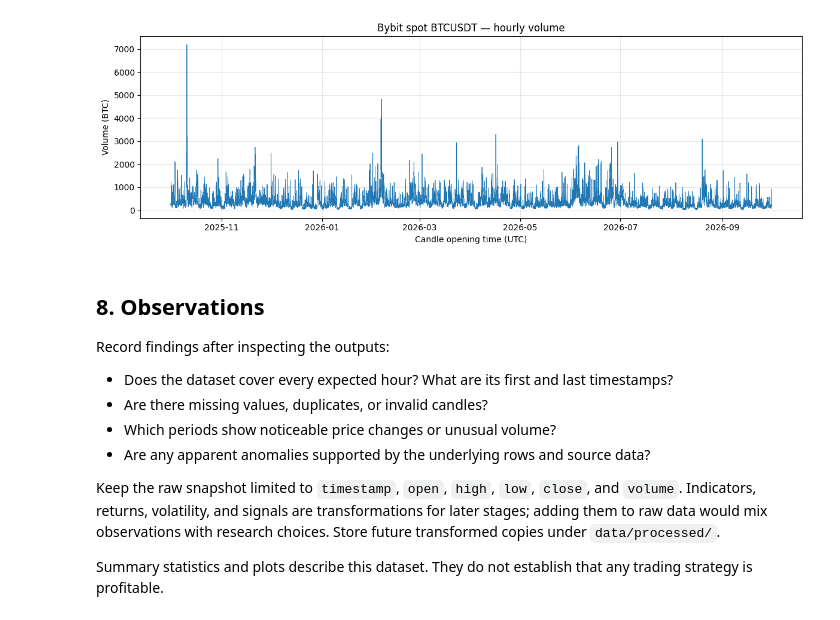
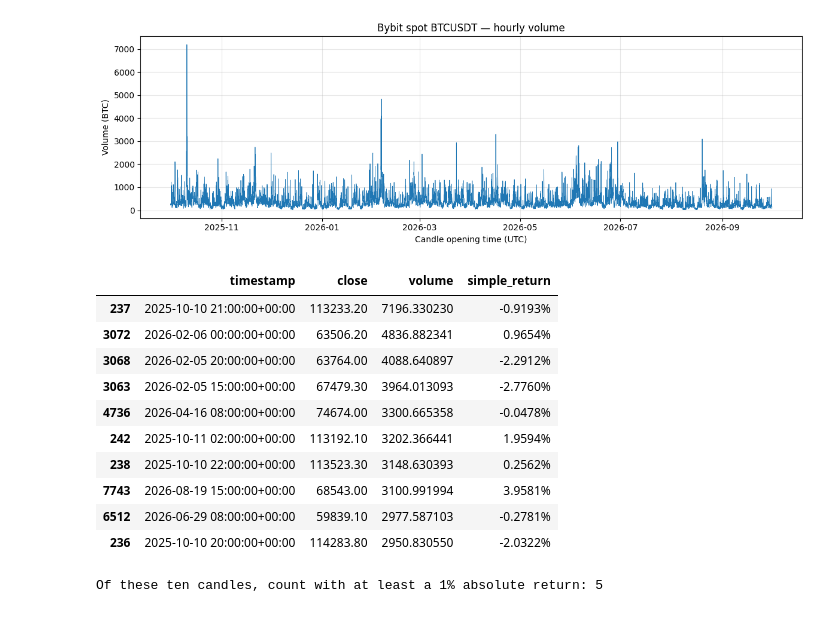
Before and after one commit to puckmandestroyer/trading-lab, a Jupyter notebook: notebooks/01_data_exploration.ipynb, the cells around one changed output. Cells and saved outputs as stored; diff of their text form; code cells hidden in the pictures.

Commit message:
Add Stage 2 market analytics

```diff
--- a/notebooks/01_data_exploration.ipynb
+++ b/notebooks/01_data_exploration.ipynb
@@ -209,16 +374,25 @@ fig.tight_layout()
 plt.show()
 # %% [output]
 [figure]
-# %% [markdown]
-## 8. Observations
-
-Record findings after inspecting the outputs:
-
-- Does the dataset cover every expected hour? What are its first and last timestamps?
-- Are there missing values, duplicates, or invalid candles?
-- Which periods show noticeable price changes or unusual volume?
-- Are any apparent anomalies supported by the underlying rows and source data?
-
-Keep the raw snapshot limited to `timestamp`, `open`, `high`, `low`, `close`, and `volume`. Indicators, returns, volatility, and signals are transformations for later stages; adding them to raw data would mix observations with research choices. Store future transformed copies under `data/processed/`.
-
-Summary statistics and plots describe this dataset. They do not establish that any trading strategy is profitable.
+# %%
+largest_volume = df.nlargest(10, "volume")[
+    ["timestamp", "close", "volume", "simple_return"]
+]
+display(largest_volume.style.format({
+    "close": "{:.2f}", "volume": "{:.6f}", "simple_return": "{:.4%}"
+}))
+print("Of these ten candles, count with at least a 1% absolute return:",
+      largest_volume["simple_return"].abs().ge(0.01).sum())
+# %% [output]
+|  | timestamp | close | volume | simple_return |
+| 237 | 2025-10-10 21:00:00+00:00 | 113233.20 | 7196.330230 | -0.9193% |
+| 3072 | 2026-02-06 00:00:00+00:00 | 63506.20 | 4836.882341 | 0.9654% |
+| 3068 | 2026-02-05 20:00:00+00:00 | 63764.00 | 4088.640897 | -2.2912% |
+| 3063 | 2026-02-05 15:00:00+00:00 | 67479.30 | 3964.013093 | -2.7760% |
+| 4736 | 2026-04-16 08:00:00+00:00 | 74674.00 | 3300.665358 | -0.0478% |
+| 242 | 2025-10-11 02:00:00+00:00 | 113192.10 | 3202.366441 | 1.9594% |
+| 238 | 2025-10-10 22:00:00+00:00 | 113523.30 | 3148.630393 | 0.2562% |
+| 7743 | 2026-08-19 15:00:00+00:00 | 68543.00 | 3100.991994 | 3.9581% |
+| 6512 | 2026-06-29 08:00:00+00:00 | 59839.10 | 2977.587103 | -0.2781% |
+| 236 | 2025-10-10 20:00:00+00:00 | 114283.80 | 2950.830550 | -2.0322% |
+Of these ten candles, count with at least a 1% absolute return: 5
```
Also changed, not shown: parts of 39 cells of this notebook, 3 other files.
